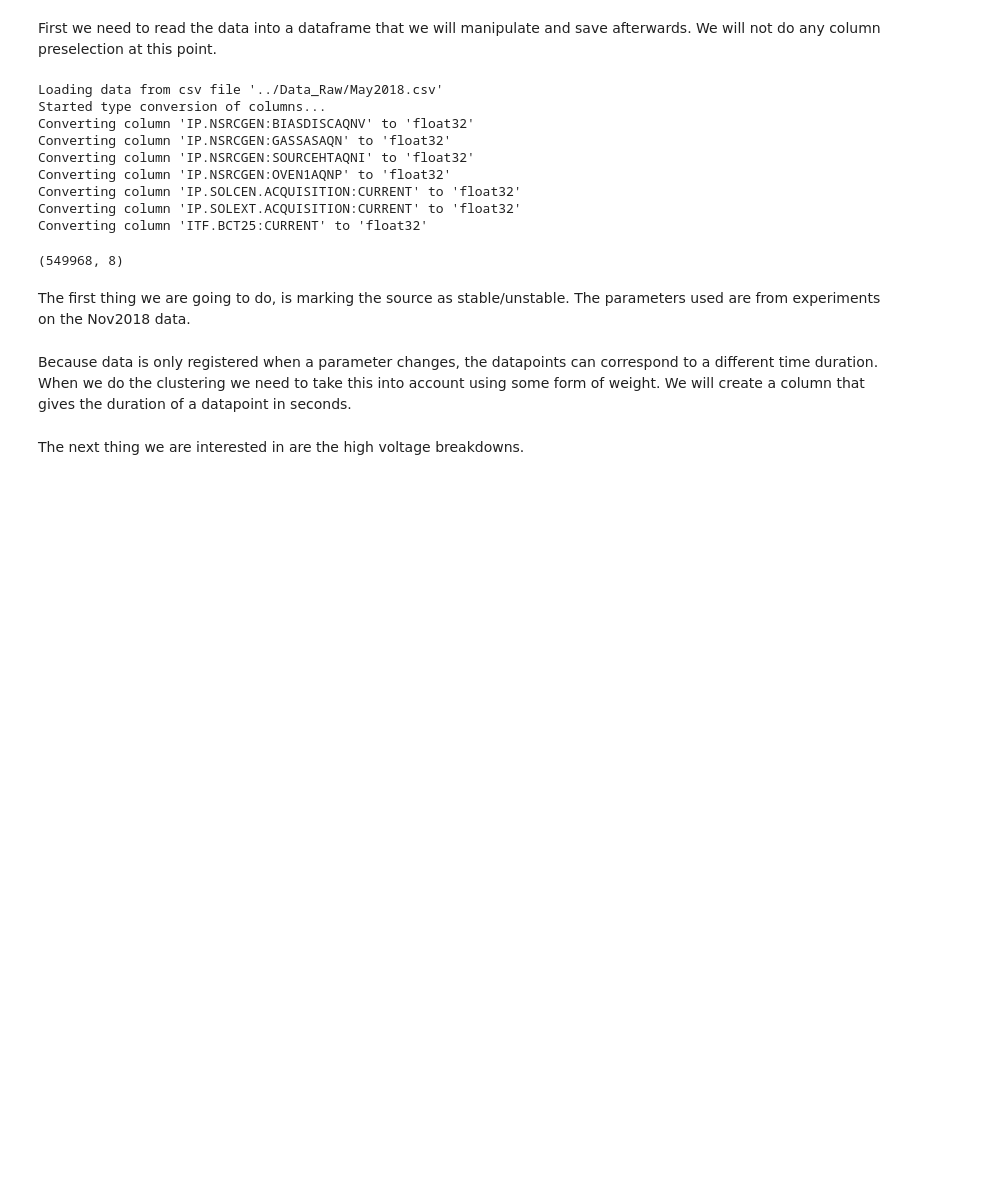
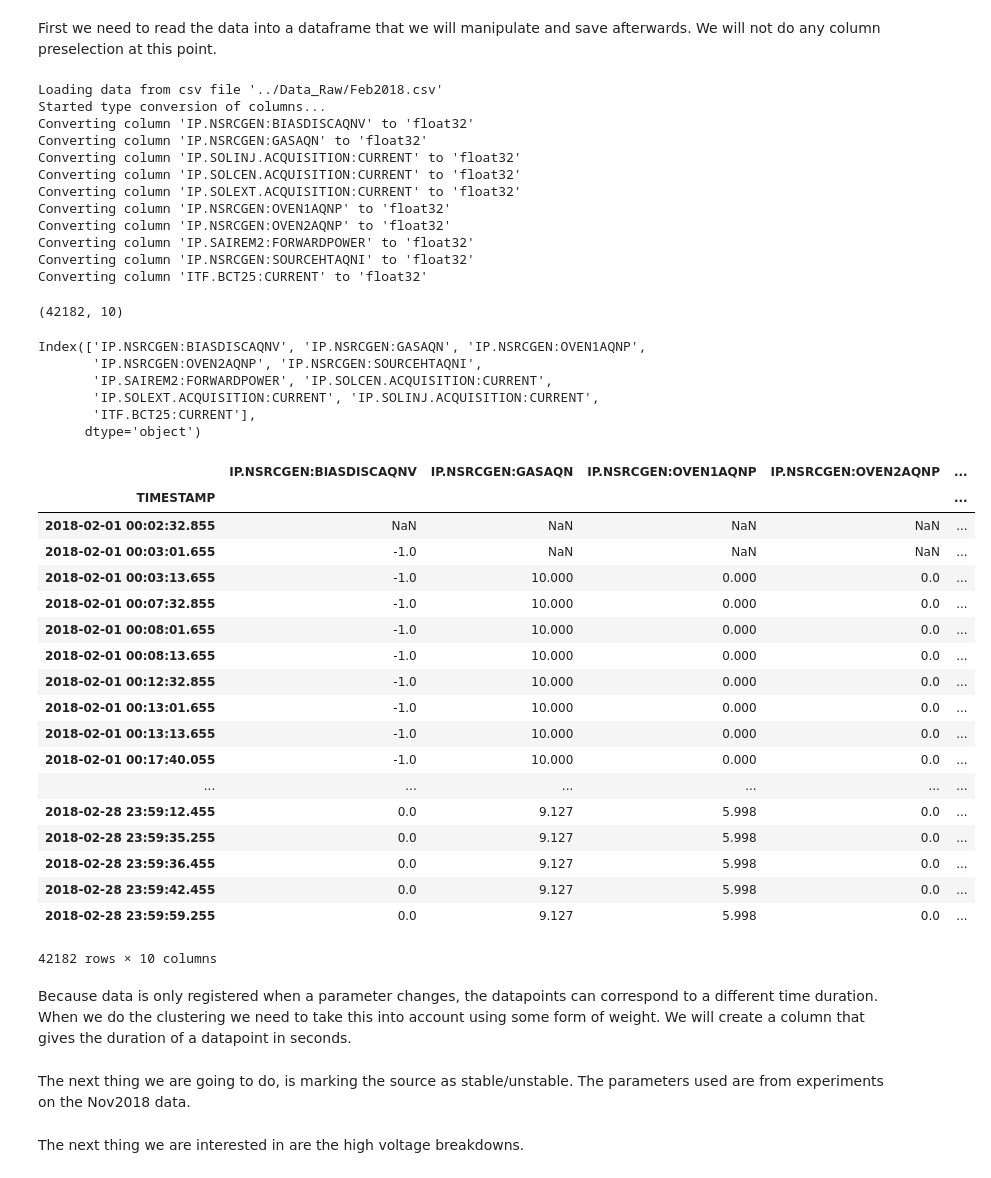
Before and after one commit to mexxexx/ionsrcopt, a Jupyter notebook: Preparation/Preprocessing.ipynb, the cells around one changed output. Drawn from its saved outputs; the diff is of its cells as text; code cells hidden in the pictures; blank space fills up the shorter version.

```diff
--- a/Preparation/Preprocessing.ipynb
+++ b/Preparation/Preprocessing.ipynb
@@ -134,26 +7,58 @@ def clean_data(df):
 # %% [markdown]
 First we need to read the data into a dataframe that we will manipulate and save afterwards. We will not do any column preselection at this point.
 # %%
-input_file = '../Data_Raw/May2018.csv'
-output_file = '../Data_Preprocessed/May2018.csv'
+input_file = '../Data_Raw/Feb2018.csv'
+output_file = '../Data_Preprocessed/Feb2018.csv'
 # %%
 df = read_data_from_csv(input_file, None, None)
 df = convert_column_types(df)
-df.dropna(inplace=True)
+#df.dropna(inplace=True)
 df.shape
 # %% [output]
-Loading data from csv file '../Data_Raw/May2018.csv'
+Loading data from csv file '../Data_Raw/Feb2018.csv'
 Started type conversion of columns...
 Converting column 'IP.NSRCGEN:BIASDISCAQNV' to 'float32'
-Converting column 'IP.NSRCGEN:GASSASAQN' to 'float32'
-Converting column 'IP.NSRCGEN:SOURCEHTAQNI' to 'float32'
-Converting column 'IP.NSRCGEN:OVEN1AQNP' to 'float32'
+Converting column 'IP.NSRCGEN:GASAQN' to 'float32'
+Converting column 'IP.SOLINJ.ACQUISITION:CURRENT' to 'float32'
 Converting column 'IP.SOLCEN.ACQUISITION:CURRENT' to 'float32'
 Converting column 'IP.SOLEXT.ACQUISITION:CURRENT' to 'float32'
+Converting column 'IP.NSRCGEN:OVEN1AQNP' to 'float32'
+Converting column 'IP.NSRCGEN:OVEN2AQNP' to 'float32'
+Converting column 'IP.SAIREM2:FORWARDPOWER' to 'float32'
+Converting column 'IP.NSRCGEN:SOURCEHTAQNI' to 'float32'
 Converting column 'ITF.BCT25:CURRENT' to 'float32'
-(549968, 8)
+(42182, 10)
-# %% [markdown]
-The first thing we are going to do, is marking the source as stable/unstable. The parameters used are from experiments on the Nov2018 data.
+# %%
+df.columns
+# %% [output]
+Index(['IP.NSRCGEN:BIASDISCAQNV', 'IP.NSRCGEN:GASAQN', 'IP.NSRCGEN:OVEN1AQNP',
+       'IP.NSRCGEN:OVEN2AQNP', 'IP.NSRCGEN:SOURCEHTAQNI',
+       'IP.SAIREM2:FORWARDPOWER', 'IP.SOLCEN.ACQUISITION:CURRENT',
+       'IP.SOLEXT.ACQUISITION:CURRENT', 'IP.SOLINJ.ACQUISITION:CURRENT',
+       'ITF.BCT25:CURRENT'],
+      dtype='object')
+# %%
+df
+# %% [output]
+|  | IP.NSRCGEN:BIASDISCAQNV | IP.NSRCGEN:GASAQN | IP.NSRCGEN:OVEN1AQNP | IP.NSRCGEN:OVEN2AQNP | ... |
+| TIMESTAMP |  |  |  |  | ... |
+| 2018-02-01 00:02:32.855 | NaN | NaN | NaN | NaN | ... |
+| 2018-02-01 00:03:01.655 | -1.0 | NaN | NaN | NaN | ... |
+| 2018-02-01 00:03:13.655 | -1.0 | 10.000 | 0.000 | 0.0 | ... |
+| 2018-02-01 00:07:32.855 | -1.0 | 10.000 | 0.000 | 0.0 | ... |
+| 2018-02-01 00:08:01.655 | -1.0 | 10.000 | 0.000 | 0.0 | ... |
+| 2018-02-01 00:08:13.655 | -1.0 | 10.000 | 0.000 | 0.0 | ... |
+| 2018-02-01 00:12:32.855 | -1.0 | 10.000 | 0.000 | 0.0 | ... |
+| 2018-02-01 00:13:01.655 | -1.0 | 10.000 | 0.000 | 0.0 | ... |
+| 2018-02-01 00:13:13.655 | -1.0 | 10.000 | 0.000 | 0.0 | ... |
+| 2018-02-01 00:17:40.055 | -1.0 | 10.000 | 0.000 | 0.0 | ... |
+| ... | ... | ... | ... | ... | ... |
+| 2018-02-28 23:59:12.455 | 0.0 | 9.127 | 5.998 | 0.0 | ... |
+| 2018-02-28 23:59:35.255 | 0.0 | 9.127 | 5.998 | 0.0 | ... |
+| 2018-02-28 23:59:36.455 | 0.0 | 9.127 | 5.998 | 0.0 | ... |
+| 2018-02-28 23:59:42.455 | 0.0 | 9.127 | 5.998 | 0.0 | ... |
+| 2018-02-28 23:59:59.255 | 0.0 | 9.127 | 5.998 | 0.0 | ... |
+42182 rows × 10 columns
 # %% [markdown]
 Because data is only registered when a parameter changes, the datapoints can correspond to a different time duration. When we do the clustering we need to take this into account using some form of weight. We will create a column that gives the duration of a datapoint in seconds.
 # %%
@@ -207 +73,3 @@ def stability_mean_variance_classification(df, value_column, weight_column, slid
+# %% [markdown]
+The next thing we are going to do, is marking the source as stable/unstable. The parameters used are from experiments on the Nov2018 data.
 # %%
```
Also changed, not shown: parts of 12 cells of this notebook, 14 other files.
